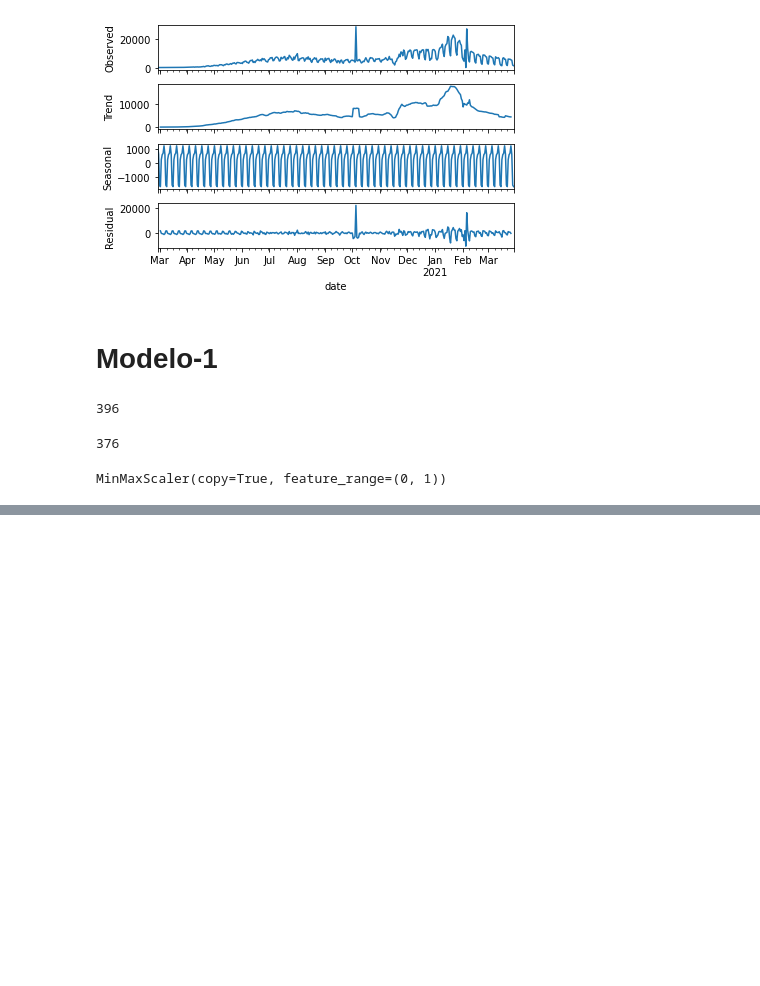
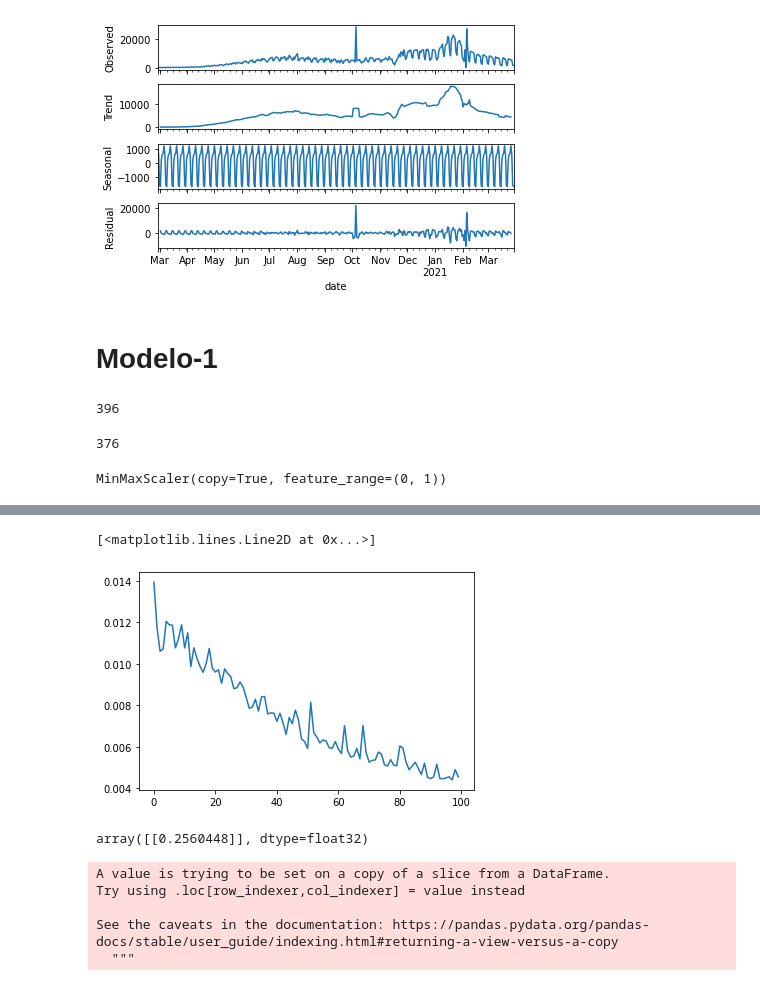
Before and after one commit to artthuro6/Deep_Learning-Covid19, a Jupyter notebook: LSTM_COVID_19.ipynb, the cells around one changed output, grey strips where cells are left out. Drawn from its saved outputs; the diff is of its cells as text; code cells hidden in the pictures; blank space fills up the shorter version.

Commit message:
Modelo-1 completo.

```diff
--- a/LSTM_COVID_19.ipynb
+++ b/LSTM_COVID_19.ipynb
@@ -207,3 +207,17 @@ n_feacture = 1
 generator = TimeseriesGenerator(scaled_train, scaled_train, length=n_input, batch_size=2)
 
 x, y = generator[0]
+# %%
+# Red neuronal
+
+#Red sequential
+model_1 = Sequential()
+
+#Red nueronal con 4 capas, cada capa tiene dierente cantidad de nueronas
+model_1.add(LSTM(128, activation='relu', input_shape=(n_input, n_feacture)))
+model_1.add(Dense(64, activation='relu' ))
+model_1.add(Dense(32))
+model_1.add(Dense(1))
+
+#Compilacion de la red nueronal
+model_1.compile(optimizer='adam', loss='mean_squared_error')
@@ -209,0 +243,4 @@ x, y = generator[0]
+# %%
+#Entrenando la red nueronal
+
+model_1.fit_generator(generator, epochs=100)
@@ -209,0 +267,15 @@ x, y = generator[0]
+# %%
+loss_pre_epoch = model_1.history.history['loss']
+plt.plot(range(len(loss_pre_epoch)), loss_pre_epoch)
+# %% [output]
+[<matplotlib.lines.Line2D at 0x...>]
+[figure, added]
+# %%
+first_eval = scaled_train[-20:]
+
+
+first_eval = first_eval.reshape(1, n_input, n_feacture)
+
+model_1.predict(first_eval)
+# %% [output]
+array([[0.2560448]], dtype=float32)
@@ -209,0 +298,12 @@ x, y = generator[0]
+# %%
+#Transofmacion inversa
+true_predicctions = scaler.inverse_transform(test_predictions)
+
+
+test['Prediction'] = true_predicctions
+# %% [output]
+A value is trying to be set on a copy of a slice from a DataFrame.
+Try using .loc[row_indexer,col_indexer] = value instead
+
+See the caveats in the documentation: https://pandas.pydata.org/pandas-docs/stable/user_guide/indexing.html#returning-a-view-versus-a-copy
+  """
```
Also changed, not shown: parts of 5 cells of this notebook.
